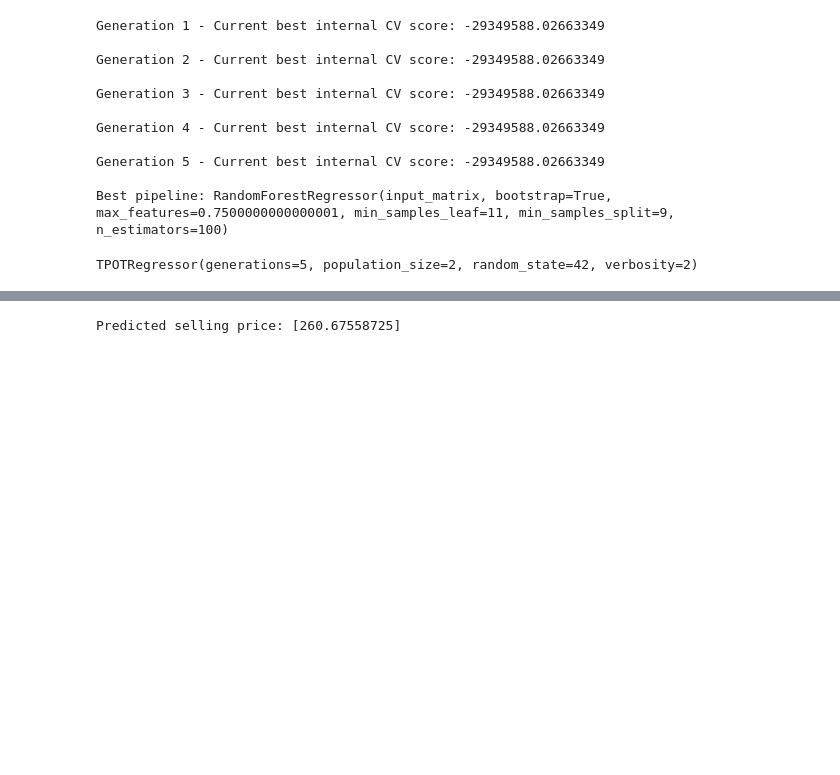
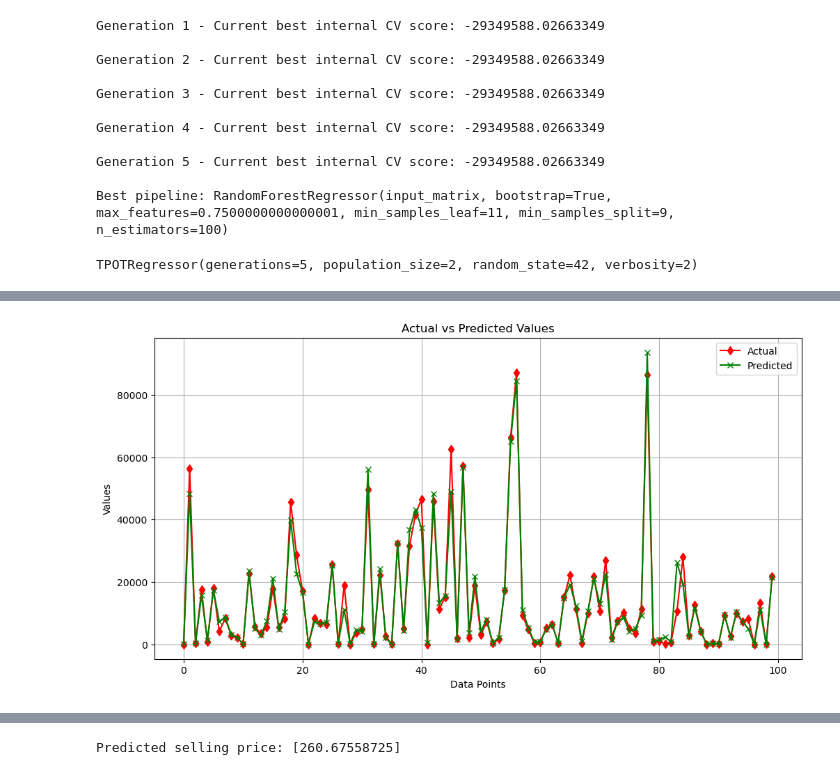
Before and after one commit to Vengatesan-K/Retail-sales-forecast, a Jupyter notebook: Retail-Regression-predictions.ipynb, the cells around one changed output, grey strips where cells are left out. Cells and saved outputs as stored; diff of their text form; code cells hidden in the pictures; blank space fills up the shorter version.

```diff
--- a/Retail-Regression-predictions.ipynb
+++ b/Retail-Regression-predictions.ipynb
@@ -311,3 +322,18 @@ Mean Squared Error: 23325848.168151468
+# %%
+plt.figure(figsize=(12, 6))
+
+plt.plot(range(len(y_test[:100])), y_test[:100],color='r', label='Actual', marker='d')
+
+plt.plot(range(len(y_pred[:100])), y_pred[:100],color='g', label='Predicted', marker='x')
+
+plt.xlabel('Data Points')
+plt.ylabel('Values')
+plt.title('Actual vs Predicted Values')
+plt.legend()
+plt.grid(True)
+plt.show()
+# %% [output]
+[figure, added]
 # %%
 print(y_pred)
 # %% [output]
```
Also changed, not shown: parts of 10 cells of this notebook.
